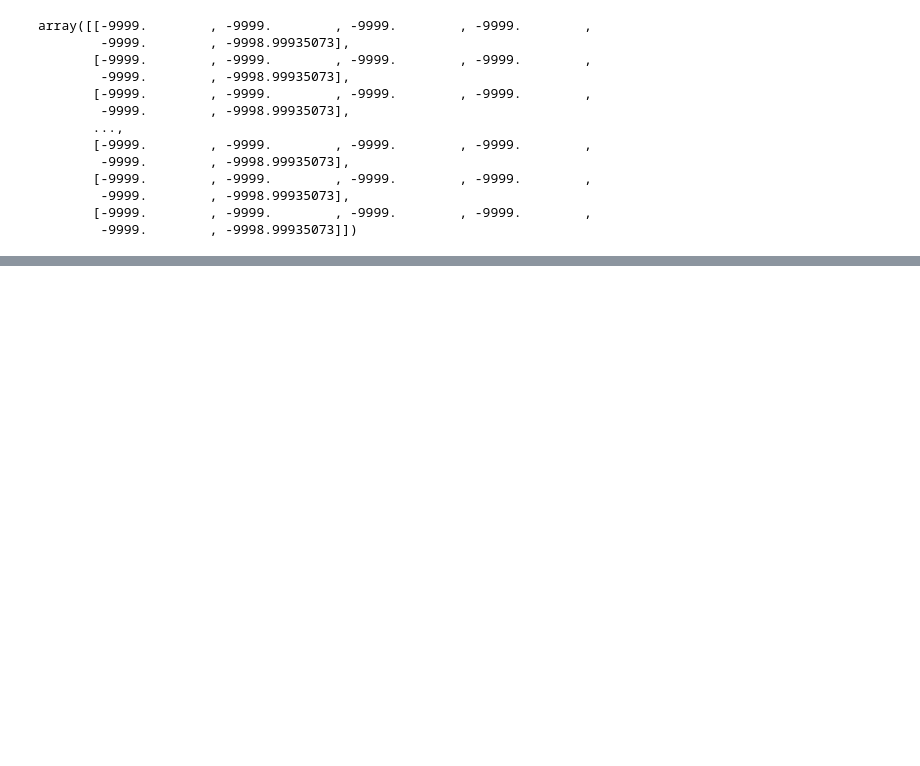
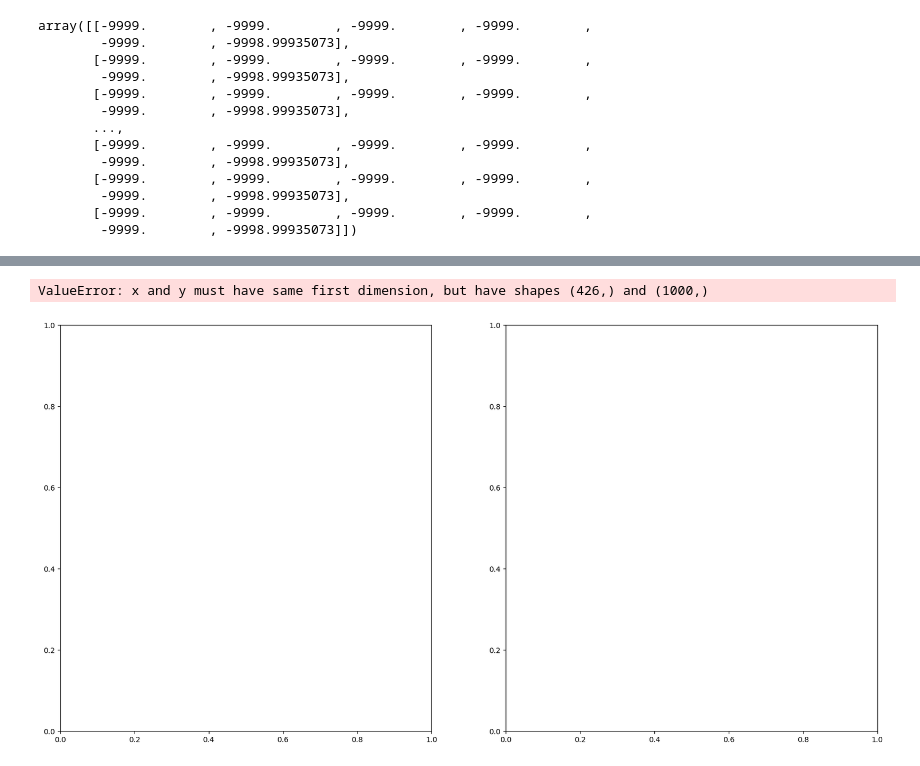
Before and after one commit to earthlab/cross-sensor-cal, a Jupyter notebook: plot_resample.ipynb, the cells around one changed output, grey strips where cells are left out. Saved outputs shown, nothing was run; the diff lists cells and outputs as text; code cells hidden in the pictures; blank space fills up the shorter version.

```diff
--- a/plot_resample.ipynb
+++ b/plot_resample.ipynb
@@ -167,3 +161,30 @@ plot_spectral_signatures(wavelengths9, spectral_data_landsat9, 'blue', 0.01)
+# %%
+import matplotlib.pyplot as plt
+
+def plot_spectral_signatures(ax, wavelengths, spectral_data, line_color='blue', transparency=0.5):
+    if spectral_data.size == 0:
+        print("Spectral data is empty.")
+        return
+
+    for i in range(spectral_data.shape[0]):
+        ax.plot(wavelengths, spectral_data[i, :], color=line_color, alpha=transparency)
+
+    ax.set_xlabel('Wavelength')
+    ax.set_ylabel('Reflectance')
+    ax.set_title('Spectral Signatures')
+    ax.set_ylim(0, 16000)
+
+fig, axs = plt.subplots(1, 2, figsize=(20, 10))
+
+# Adjust these lines to use the axis from axs
+plot_spectral_signatures(axs[0], wavelengths_full, spectral_data_corrected, 'blue', 0.01)
+plot_spectral_signatures(axs[1], wavelengths_full, spectral_data_corrected, 'blue', 0.01)
+
+plt.tight_layout()
+plt.show()
+# %% [output]
+ValueError: x and y must have same first dimension, but have shapes (426,) and (1000,)
+[figure, added]
 # %%
 import matplotlib.pyplot as plt
 
```
Also changed, not shown: parts of 7 cells of this notebook.
